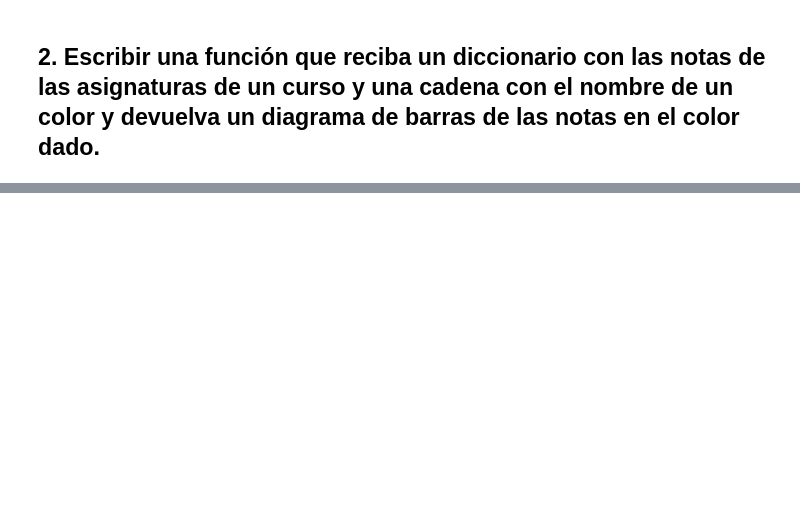
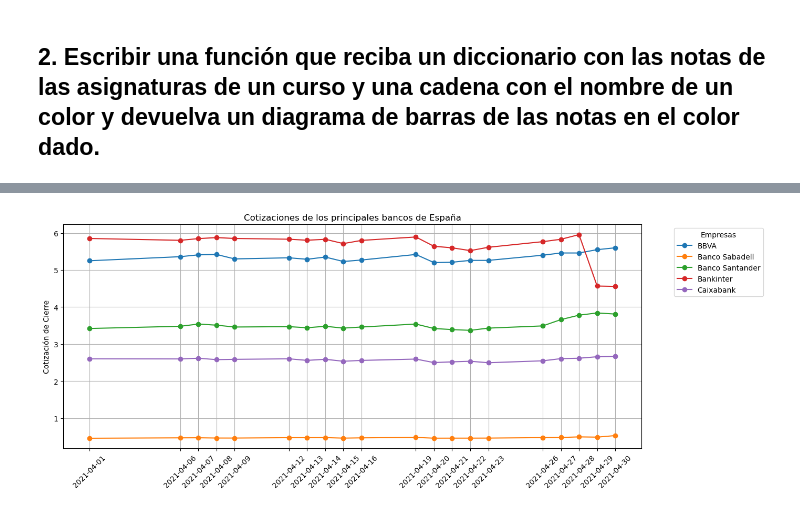
Before and after one commit to JDomingoDelgadoAlonso/MatPlotLib, a Jupyter notebook: MatPlotLib.ipynb, the cells around one changed output, grey strips where cells are left out. Cells and saved outputs as stored; diff of their text form; code cells hidden in the pictures; blank space fills up the shorter version.

```diff
--- a/MatPlotLib.ipynb
+++ b/MatPlotLib.ipynb
@@ -49,0 +79,25 @@ TypeError: object of type 'float' has no len()
+# %%
+bancos = pd.read_csv("bancos.csv")
+
+plt.figure(figsize=(14, 5))
+
+bancos['Fecha'] = pd.to_datetime(bancos['Fecha'])
+datos_filtrados = bancos[['Fecha', 'Empresa', 'Cierre']]
+
+datos_bancos = datos_filtrados.pivot(index='Fecha', columns='Empresa', values='Cierre').dropna() #con el dropna eliminariamos el dia 05, que tiene valores nulos, probar sin el dropna()
+#print(datos_bancos)
+
+for banco in datos_bancos.columns:
+    plt.plot(datos_bancos.index, datos_bancos[banco], marker='o', label=banco)
+
+plt.title("Cotizaciones de los principales bancos de España")
+plt.ylabel("Cotización de Cierre")
+#leyenda fuera
+plt.legend(title="Empresas", bbox_to_anchor=(1.05, 1), loc='upper left')
+plt.tight_layout()
+plt.xticks(datos_bancos.index, rotation=45)
+plt.grid(True)
+
+plt.show()
+# %% [output]
+[figure, added]
```
Also changed, not shown: parts of 12 cells of this notebook, 2 other files.
